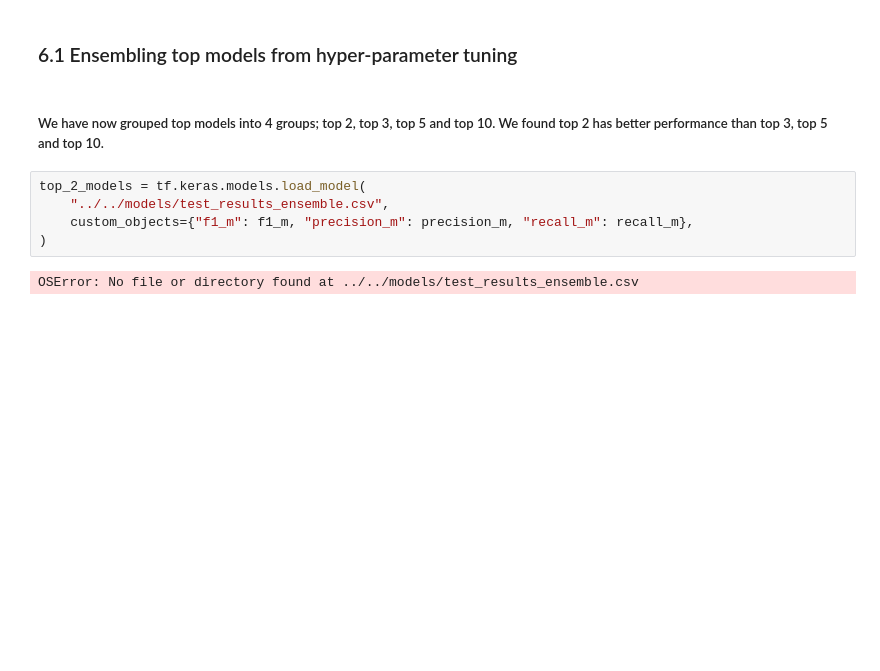
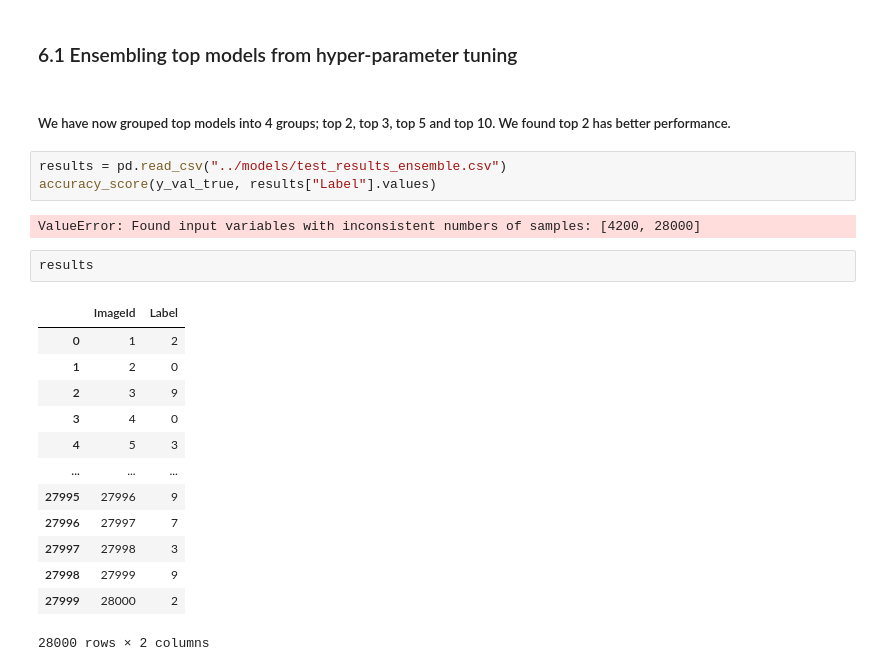
Before and after one commit to omid-sar/MNIST-Data--Digit-Recognizer-, a Jupyter notebook: notebooks/model_experients_results.ipynb, the cells around one changed output. Saved outputs shown, nothing was run; the diff lists cells and outputs as text; blank space fills up the shorter version.

```diff
--- a/notebooks/model_experients_results.ipynb
+++ b/notebooks/model_experients_results.ipynb
@@ -355,11 +355,25 @@ compensated by the strengths of another model.
 # %% [markdown]
 ### 6.1 Ensembling top models from hyper-parameter tuning
 # %% [markdown]
-##### We have now grouped top models into 4 groups; top 2, top 3, top 5 and top 10. We found top 2 has better performance than top 3, top 5 and top 10.
+##### We have now grouped top models into 4 groups; top 2, top 3, top 5 and top 10. We found top 2 has better performance.
-# %%
-top_2_models = tf.keras.models.load_model(
-    "../../models/test_results_ensemble.csv",
-    custom_objects={"f1_m": f1_m, "precision_m": precision_m, "recall_m": recall_m},
-)
-# %% [output]
-OSError: No file or directory found at ../../models/test_results_ensemble.csv
+# %%
+results = pd.read_csv("../models/test_results_ensemble.csv")
+accuracy_score(y_val_true, results["Label"].values)
+# %% [output]
+ValueError: Found input variables with inconsistent numbers of samples: [4200, 28000]
+# %%
+results
+# %% [output]
+|  | ImageId | Label |
+| 0 | 1 | 2 |
+| 1 | 2 | 0 |
+| 2 | 3 | 9 |
+| 3 | 4 | 0 |
+| 4 | 5 | 3 |
+| ... | ... | ... |
+| 27995 | 27996 | 9 |
+| 27996 | 27997 | 7 |
+| 27997 | 27998 | 3 |
+| 27998 | 27999 | 9 |
+| 27999 | 28000 | 2 |
+28000 rows × 2 columns
```
